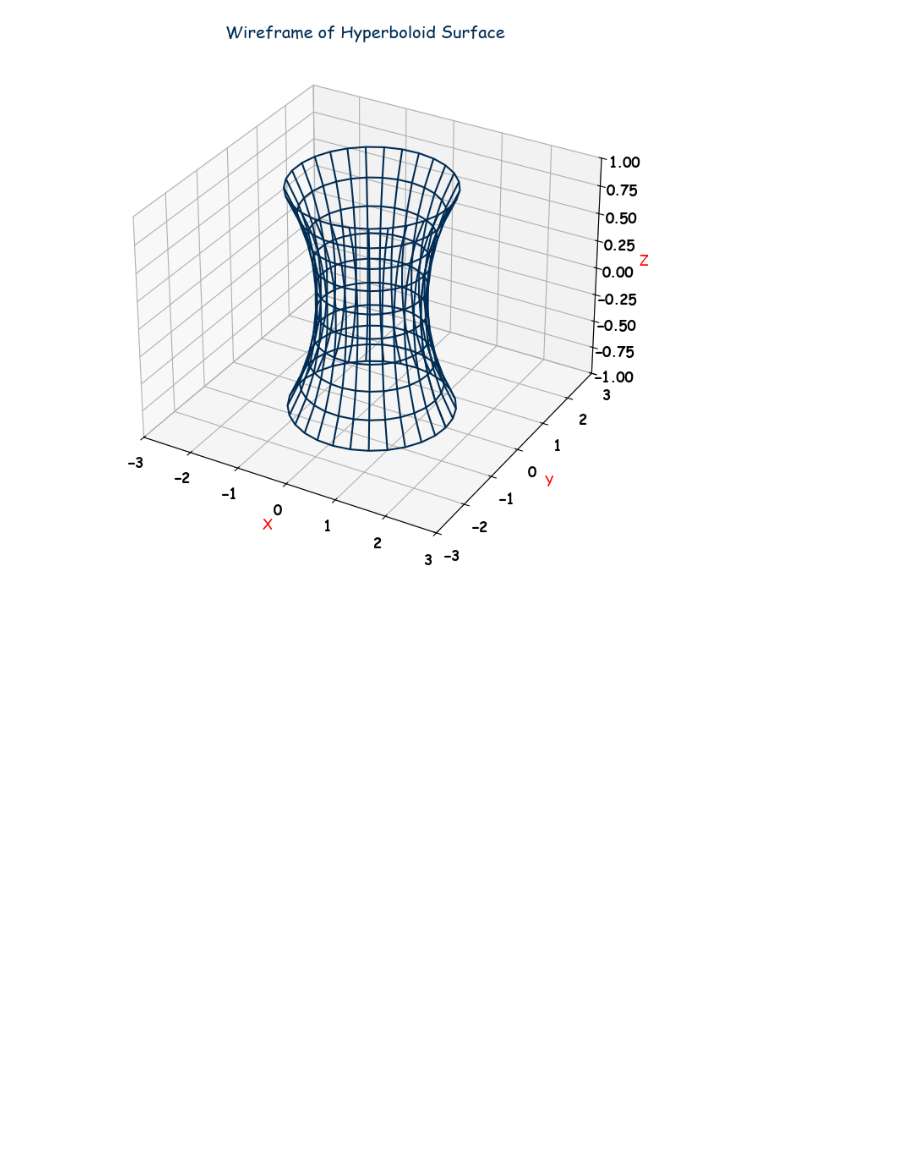
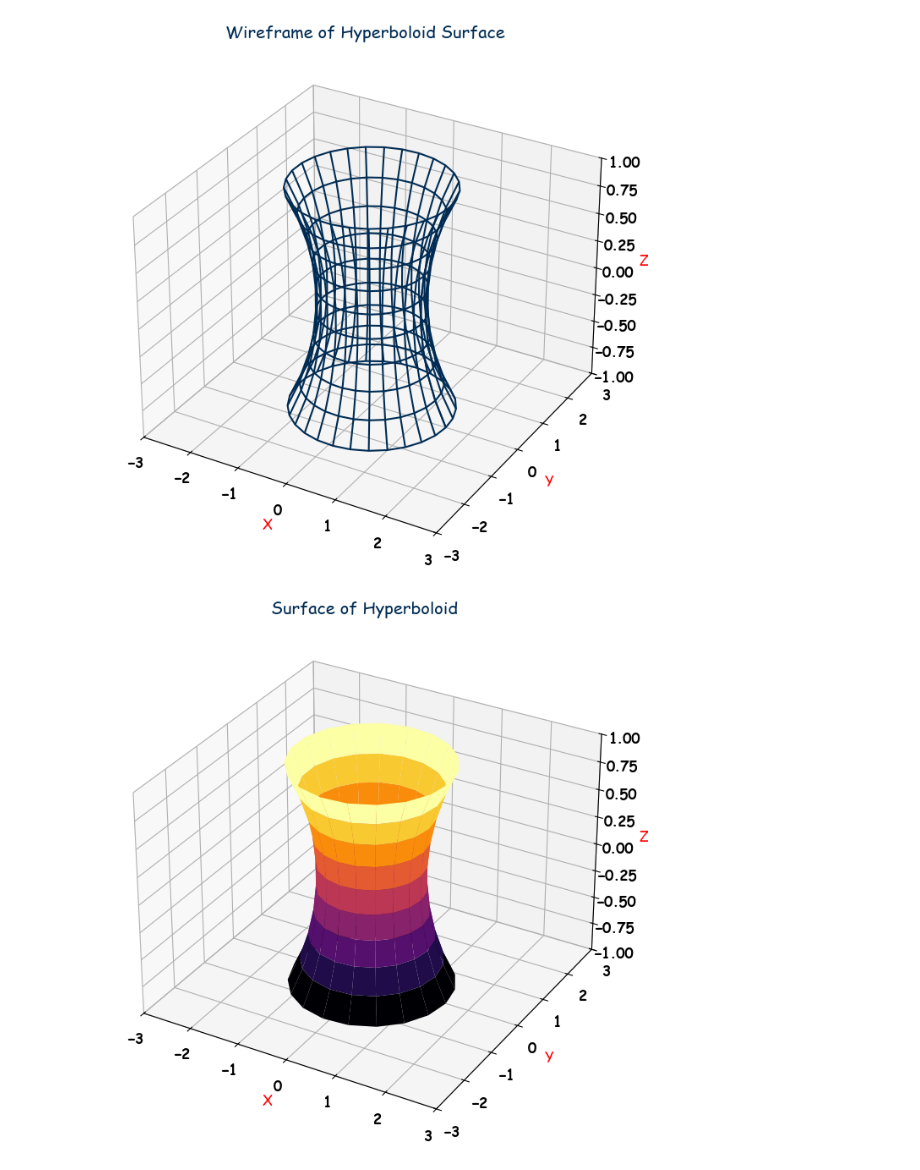
Before and after one commit to azima2304/Big_Data_laba3, a Jupyter notebook: maksutova_ain_1_22_laba3.ipynb, the cells around one changed output. Drawn from its saved outputs; the diff is of its cells as text; code cells hidden in the pictures; blank space fills up the shorter version.

```diff
--- a/maksutova_ain_1_22_laba3.ipynb
+++ b/maksutova_ain_1_22_laba3.ipynb
@@ -430,3 +430,38 @@ plt.title('Wireframe of Hyperboloid Surface', color='#002C54')
 plt.show()
 # %% [output]
 [figure]
+# %%
+import numpy as np
+import matplotlib.pyplot as plt
+
+# Генерация сетки параметров с использованием mgrid
+# u - угол, v - уменьшенный диапазон высоты
+u, v = np.mgrid[0:2 * np.pi:20j, -1:1:10j]
+
+# Определение координат X, Y, Z для гиперболоидной поверхности
+x = np.cosh(v) * np.cos(u)
+y = np.cosh(v) * np.sin(u)
+z = v
+
+# Создание графика
+fig = plt.figure(figsize=(10, 8))  # Увеличение размера графика
+ax = fig.add_subplot(111, projection='3d')
+
+# Построение поверхности
+ax.plot_surface(x, y, z, cmap='inferno')
+
+# Настройка осей
+ax.set_xlabel('X', color='red')
+ax.set_ylabel('Y', color='red')
+ax.set_zlabel('Z', color='red')
+
+# Настройка пределов осей для лучшего визуального восприятия
+ax.set_xlim([-3, 3])
+ax.set_ylim([-3, 3])
+ax.set_zlim([-1, 1])  # Соответствующий диапазон для Z
+
+# Отображение графика
+plt.title('Surface of Hyperboloid', color='#002C54')
+plt.show()
+# %% [output]
+[figure, added]
```
